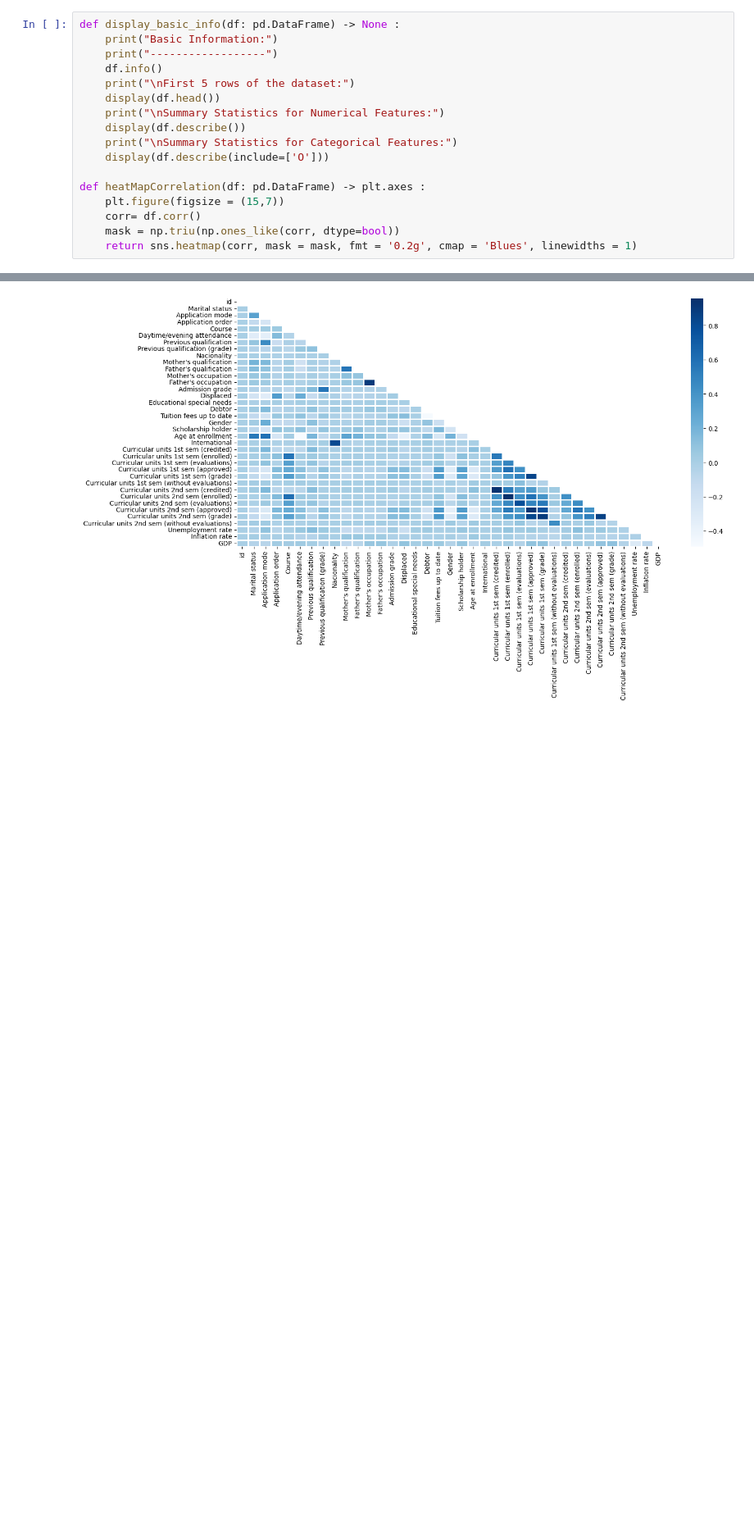
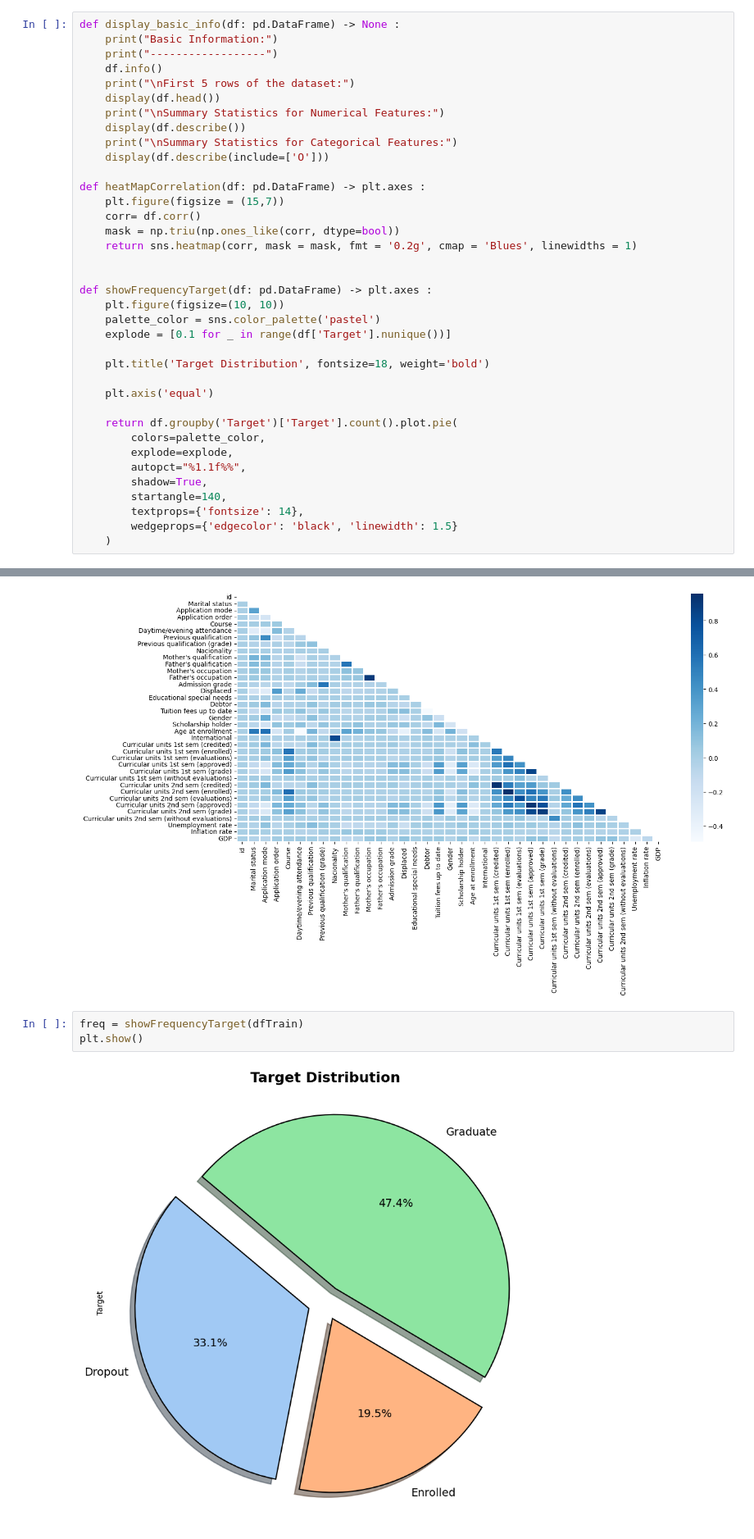
Before and after one commit to miguelrdgzb/academic_success, a Jupyter notebook: EDA.ipynb, the cells around one changed output, grey strips where cells are left out. Shown at 82% size. Cells and saved outputs as stored; diff of their text form; blank space fills up the shorter version.

Commit message:
pieChart

```diff
--- a/EDA.ipynb
+++ b/EDA.ipynb
@@ -73,6 +73,26 @@ def heatMapCorrelation(df: pd.DataFrame) -> plt.axes :
     corr= df.corr()
     mask = np.triu(np.ones_like(corr, dtype=bool))
     return sns.heatmap(corr, mask = mask, fmt = '0.2g', cmap = 'Blues', linewidths = 1)
+
+
+def showFrequencyTarget(df: pd.DataFrame) -> plt.axes :
+    plt.figure(figsize=(10, 10))
+    palette_color = sns.color_palette('pastel')
+    explode = [0.1 for _ in range(df['Target'].nunique())]
+
+    plt.title('Target Distribution', fontsize=18, weight='bold')
+
+    plt.axis('equal')
+
+    return df.groupby('Target')['Target'].count().plot.pie(
+        colors=palette_color,
+        explode=explode,
+        autopct="%1.1f%%",
+        shadow=True,
+        startangle=140,
+        textprops={'fontsize': 14},
+        wedgeprops={'edgecolor': 'black', 'linewidth': 1.5}
+    )
 # %%
 ## Extraemos la ruta y generamos el dataframe
 config = readJson('config.json')
@@ -131,3 +151,8 @@ hm = heatMapCorrelation(df)
 plt.show()
 # %% [output]
 [figure]
+# %%
+freq = showFrequencyTarget(dfTrain)
+plt.show()
+# %% [output]
+[figure, added]
```
Also changed, not shown: 1 other file.
